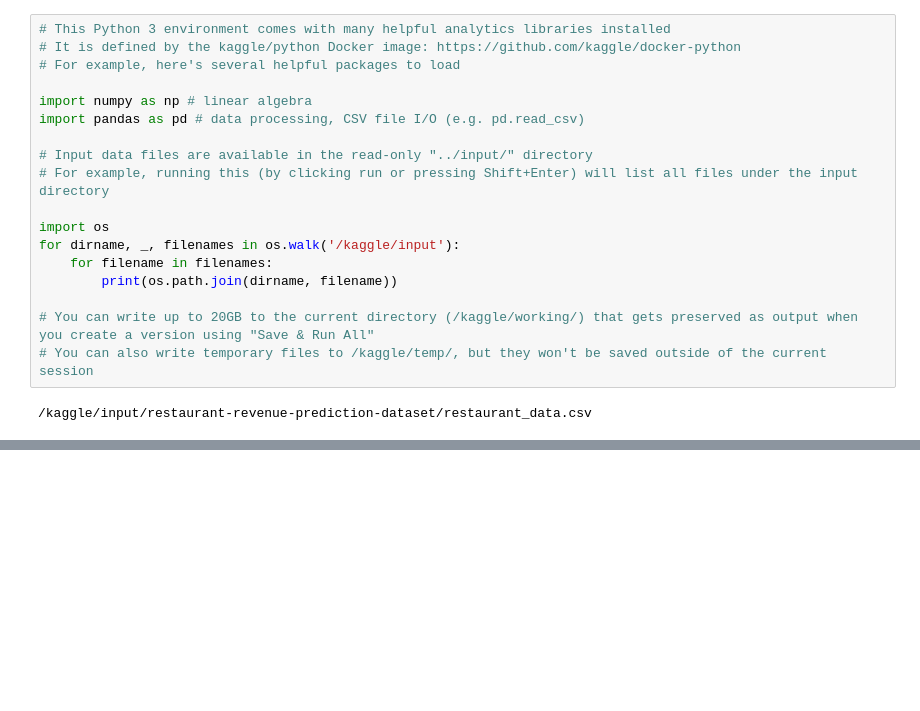
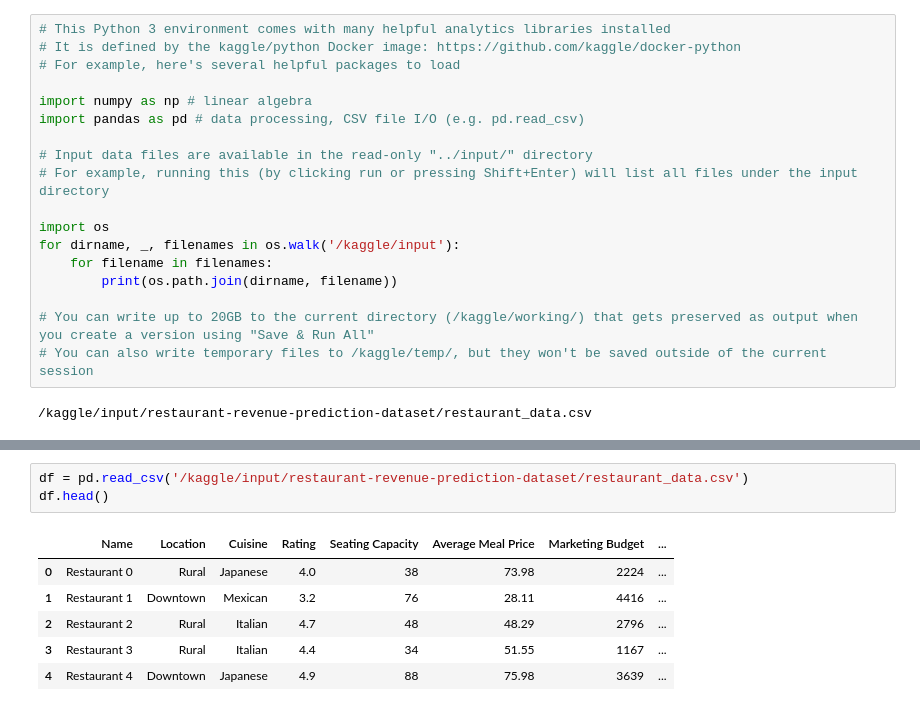
Before and after one commit to amol-jaybhaye/Restaurant-Revenue-Prediction, a Jupyter notebook: RestaurantRevenuePrediction.ipynb, the cells around one changed output, grey strips where cells are left out. Cells and saved outputs as stored; diff of their text form; blank space fills up the shorter version.

```diff
--- a/RestaurantRevenuePrediction.ipynb
+++ b/RestaurantRevenuePrediction.ipynb
@@ -20,0 +29,10 @@ for dirname, _, filenames in os.walk('/kaggle/input'):
+# %%
+df = pd.read_csv('/kaggle/input/restaurant-revenue-prediction-dataset/restaurant_data.csv')
+df.head()
+# %% [output]
+|  | Name | Location | Cuisine | Rating | Seating Capacity | Average Meal Price | Marketing Budget | ... |
+| 0 | Restaurant 0 | Rural | Japanese | 4.0 | 38 | 73.98 | 2224 | ... |
+| 1 | Restaurant 1 | Downtown | Mexican | 3.2 | 76 | 28.11 | 4416 | ... |
+| 2 | Restaurant 2 | Rural | Italian | 4.7 | 48 | 48.29 | 2796 | ... |
+| 3 | Restaurant 3 | Rural | Italian | 4.4 | 34 | 51.55 | 1167 | ... |
+| 4 | Restaurant 4 | Downtown | Japanese | 4.9 | 88 | 75.98 | 3639 | ... |
```
Also changed, not shown: parts of 25 cells of this notebook.
